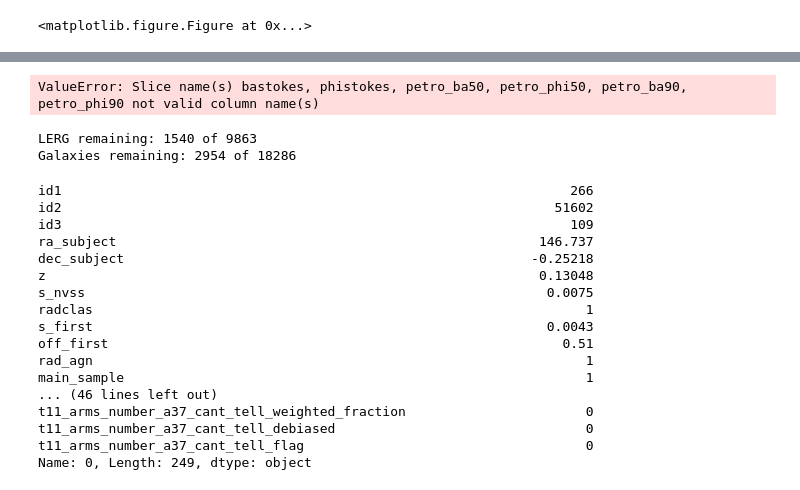
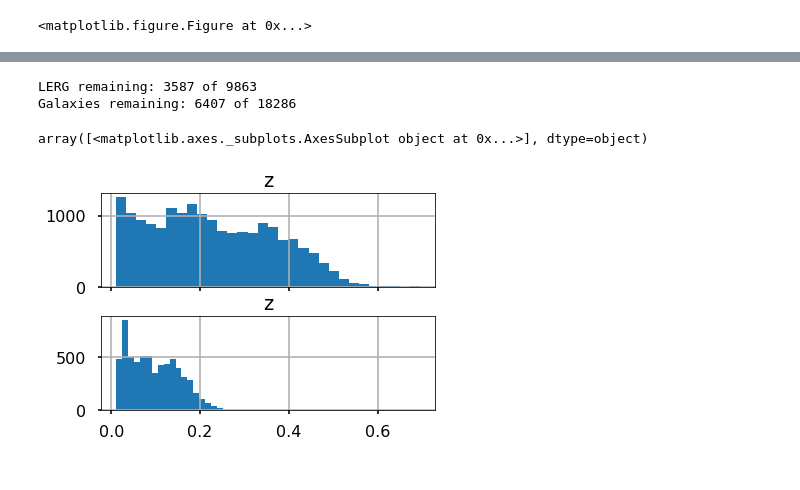
Before and after one commit to mwalmsley/find_agn, a Jupyter notebook: AGN v Bar MVP.ipynb, the cells around one changed output, grey strips where cells are left out. Saved outputs shown, nothing was run; the diff lists cells and outputs as text; code cells hidden in the pictures.

```diff
--- a/AGN v Bar MVP.ipynb
+++ b/AGN v Bar MVP.ipynb
@@ -29,0 +171,4 @@ plot_overlaps(joint_catalog, heckman)
+# %%
+heckman_nsa, heckman_only = match_galaxies_to_catalog_pandas(heckman, dr7)
+print('LERG remaining: {} of {}'.format(heckman_nsa['lerg'].sum(), heckman['lerg'].sum()))
+print('Galaxies remaining: {} of {}'.format(len(heckman_nsa), len(heckman)))
@@ -30,44 +203,23 @@ plot_overlaps(joint_catalog, heckman)
+# %%
+heckman_nsa_gz, no_gz = match_galaxies_to_catalog_pandas(heckman_nsa, galaxy_zoo)
+print('LERG remaining: {} of {}'.format(heckman_nsa_gz['lerg'].sum(), heckman['lerg'].sum()))
+print('Galaxies remaining: {} of {}'.format(len(heckman_nsa_gz), len(heckman['lerg'])))
+# %% [output]
+LERG remaining: 3587 of 9863
+Galaxies remaining: 6407 of 18286
+# %%
+fig, axes = plt.subplots(2, sharex=True)
+heckman_nsa.hist('z', bins=30, ax=axes[0])
+heckman_nsa_gz.hist('z', bins=30, ax=axes[1])
+# %% [output]
+array([<matplotlib.axes._subplots.AxesSubplot object at 0x...>], dtype=object)
+[figure, added]
 # %%
-useful_nsa_columns = [
-    'ra',
-    'dec',
-#     'bastokes',
-#     'phistokes',
-#     'petro_ba50',
-#     'petro_phi50',
-#     'petro_ba90',
-#     'petro_phi90'
-]
-heckman_decals, heckman_only = match_galaxies_to_catalog_pandas(heckman, joint_catalog[useful_nsa_columns].to_pandas())
-# TODO plot heckman_only
-print('LERG remaining: {} of {}'.format(heckman_decals['lerg'].sum(), heckman['lerg'].sum()))
-print('Galaxies remaining: {} of {}'.format(len(heckman_decals), len(heckman['lerg'])))
+# heckman_decals, heckman_only = match_galaxies_to_catalog_pandas(heckman, joint_catalog[useful_nsa_columns].to_pandas())
+# # TODO plot heckman_only
+# print('LERG remaining: {} of {}'.format(heckman_decals['lerg'].sum(), heckman['lerg'].sum()))
+# print('Galaxies remaining: {} of {}'.format(len(heckman_decals), len(heckman['lerg'])))
-# %% [output]
-ValueError: Slice name(s) bastokes, phistokes, petro_ba50, petro_phi50, petro_ba90, petro_phi90 not valid column name(s)
 # %%
-heckman_decals_gz, _ = match_galaxies_to_catalog_pandas(heckman_decals, galaxy_zoo)
-print('LERG remaining: {} of {}'.format(heckman_decals_gz['lerg'].sum(), heckman['lerg'].sum()))
-print('Galaxies remaining: {} of {}'.format(len(heckman_decals_gz), len(heckman['lerg'])))
+# heckman_decals_gz, _ = match_galaxies_to_catalog_pandas(heckman_decals, galaxy_zoo)
+# print('LERG remaining: {} of {}'.format(heckman_decals_gz['lerg'].sum(), heckman['lerg'].sum()))
+# print('Galaxies remaining: {} of {}'.format(len(heckman_decals_gz), len(heckman['lerg'])))
-# %% [output]
-LERG remaining: 1540 of 9863
-Galaxies remaining: 2954 of 18286
-# %%
-display(heckman_decals_gz.iloc[0])
-# %% [output]
-id1                                                                 266
-id2                                                               51602
-id3                                                                 109
-ra_subject                                                      146.737
-dec_subject                                                    -0.25218
-z                                                               0.13048
-s_nvss                                                           0.0075
-radclas                                                               1
-s_first                                                          0.0043
-off_first                                                          0.51
-rad_agn                                                               1
-main_sample                                                           1
-... (46 lines left out)
-t11_arms_number_a37_cant_tell_weighted_fraction                       0
-t11_arms_number_a37_cant_tell_debiased                                0
-t11_arms_number_a37_cant_tell_flag                                    0
-Name: 0, Length: 249, dtype: object
```
Also changed, not shown: parts of 27 cells of this notebook, 2 other files.
